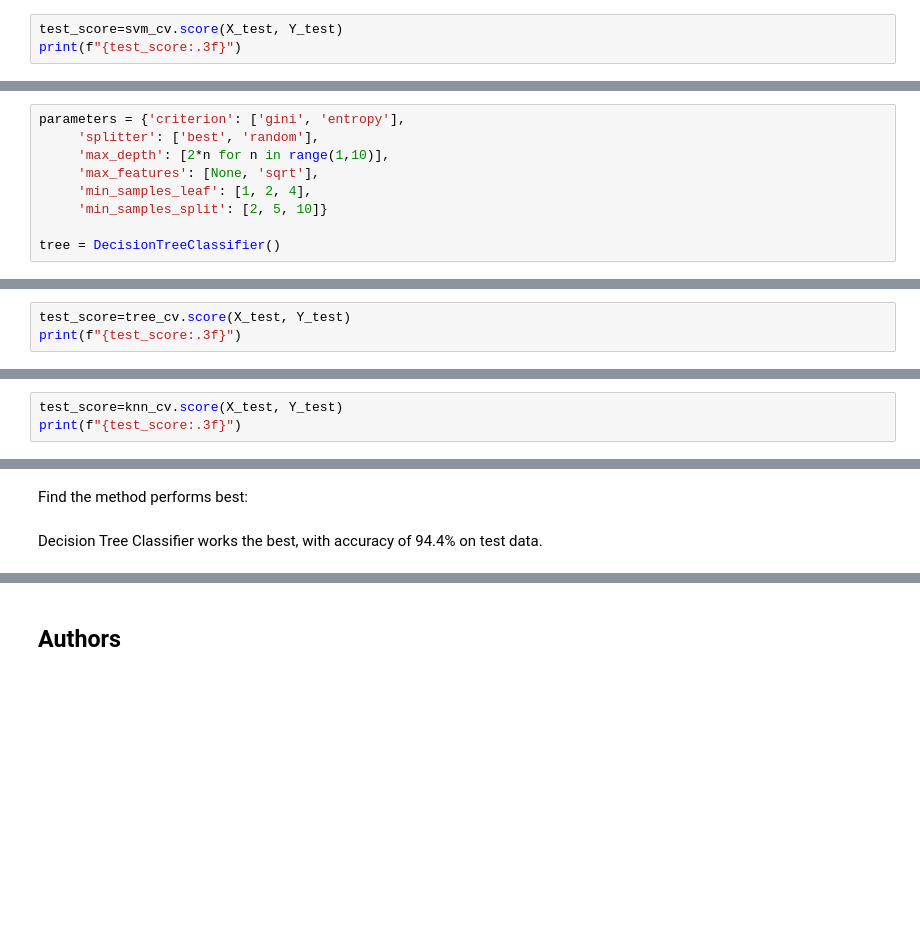
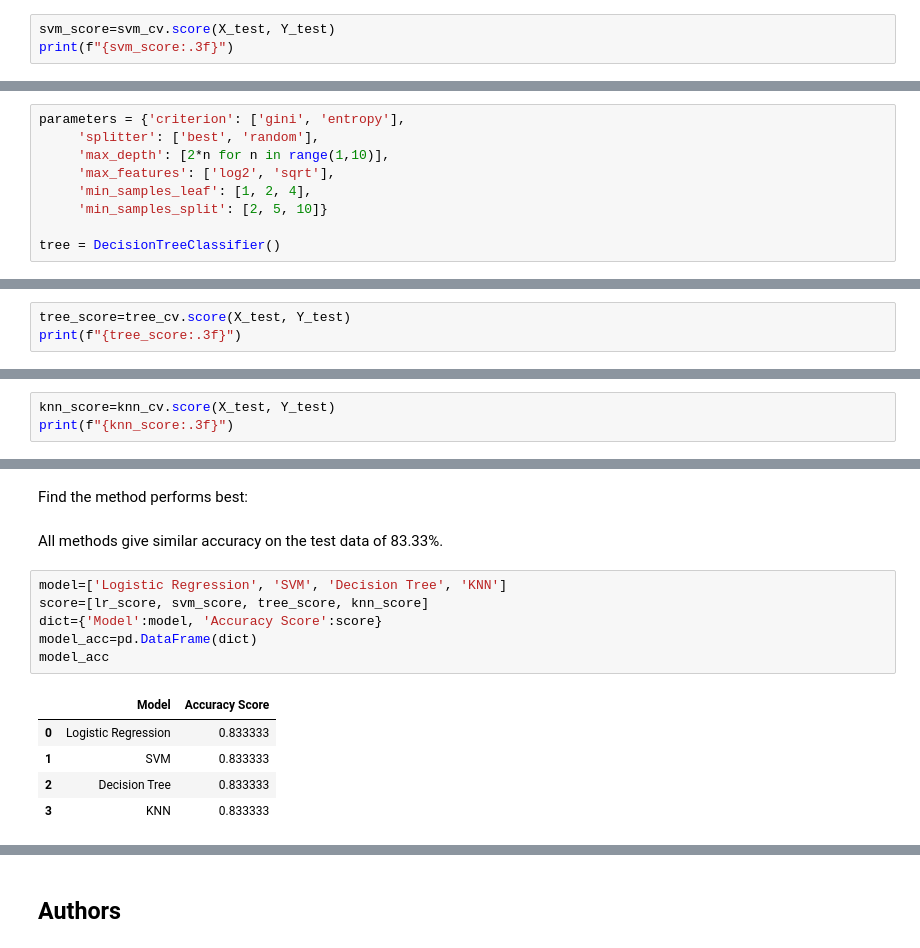
Before and after one commit to rara-myme/IBM-Data-Science-Codes, a Jupyter notebook: Capstone Python Notebooks/Module 4 SpaceX_Machine Learning Prediction_Part_5.ipynb, the cells around one changed output, grey strips where cells are left out. Drawn from its saved outputs; the diff is of its cells as text; blank space fills up the shorter version.

```diff
--- a/Capstone Python Notebooks/Module 4 SpaceX_Machine Learning Prediction_Part_5.ipynb
+++ b/Capstone Python Notebooks/Module 4 SpaceX_Machine Learning Prediction_Part_5.ipynb
@@ -281,8 +305,8 @@ accuracy : 0.8482142857142856
 # %% [markdown]
 Calculate the accuracy on the test data using the method <code>score</code>:
 # %%
-test_score=svm_cv.score(X_test, Y_test)
-print(f"{test_score:.3f}")
+svm_score=svm_cv.score(X_test, Y_test)
+print(f"{svm_score:.3f}")
 # %% [output]
 0.833
 # %% [markdown]
@@ -300,7 +346,7 @@ Create a decision tree classifier object then  create a  <code>GridSearchCV</cod
 parameters = {'criterion': ['gini', 'entropy'],
      'splitter': ['best', 'random'],
      'max_depth': [2*n for n in range(1,10)],
-     'max_features': [None, 'sqrt'],
+     'max_features': ['log2', 'sqrt'],
      'min_samples_leaf': [1, 2, 4],
      'min_samples_split': [2, 5, 10]}
 
@@ -345,6 +391,6 @@ accuracy : 0.9017857142857144
 # %% [markdown]
 Calculate the accuracy of tree_cv on the test data using the method <code>score</code>:
 # %%
-test_score=tree_cv.score(X_test, Y_test)
-print(f"{test_score:.3f}")
+tree_score=tree_cv.score(X_test, Y_test)
+print(f"{tree_score:.3f}")
 # %% [output]
@@ -403,8 +471,8 @@ accuracy : 0.8482142857142858
 # %% [markdown]
 Calculate the accuracy of knn_cv on the test data using the method <code>score</code>:
 # %%
-test_score=knn_cv.score(X_test, Y_test)
-print(f"{test_score:.3f}")
+knn_score=knn_cv.score(X_test, Y_test)
+print(f"{knn_score:.3f}")
 # %% [output]
 0.833
 # %% [markdown]
@@ -418,5 +504,17 @@ plot_confusion_matrix(Y_test,yhat)
 ## TASK  12
 # %% [markdown]
 Find the method performs best:
-# %% [markdown]
-Decision Tree Classifier works the best, with accuracy of 94.4% on test data.
+# %% [markdown]
+All methods give similar accuracy on the test data of 83.33%.
+# %%
+model=['Logistic Regression', 'SVM', 'Decision Tree', 'KNN']
+score=[lr_score, svm_score, tree_score, knn_score]
+dict={'Model':model, 'Accuracy Score':score}
+model_acc=pd.DataFrame(dict)
+model_acc
+# %% [output]
+|  | Model | Accuracy Score |
+| 0 | Logistic Regression | 0.833333 |
+| 1 | SVM | 0.833333 |
+| 2 | Decision Tree | 0.833333 |
+| 3 | KNN | 0.833333 |
```
Also changed, not shown: parts of 14 cells of this notebook.
